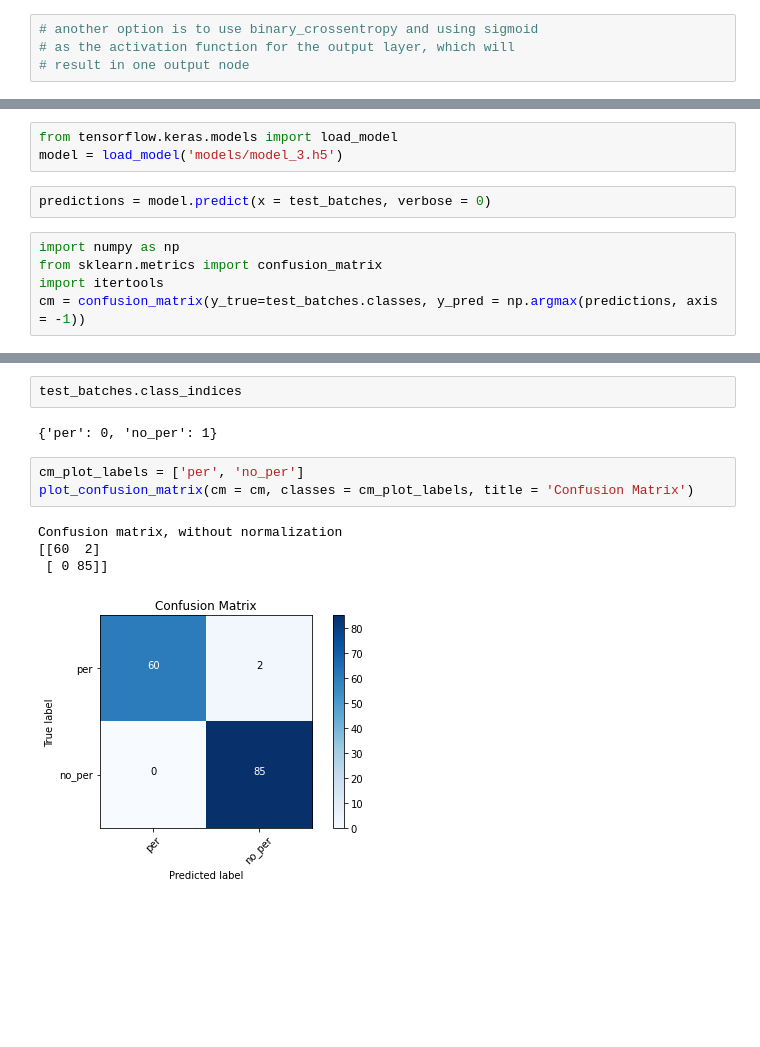
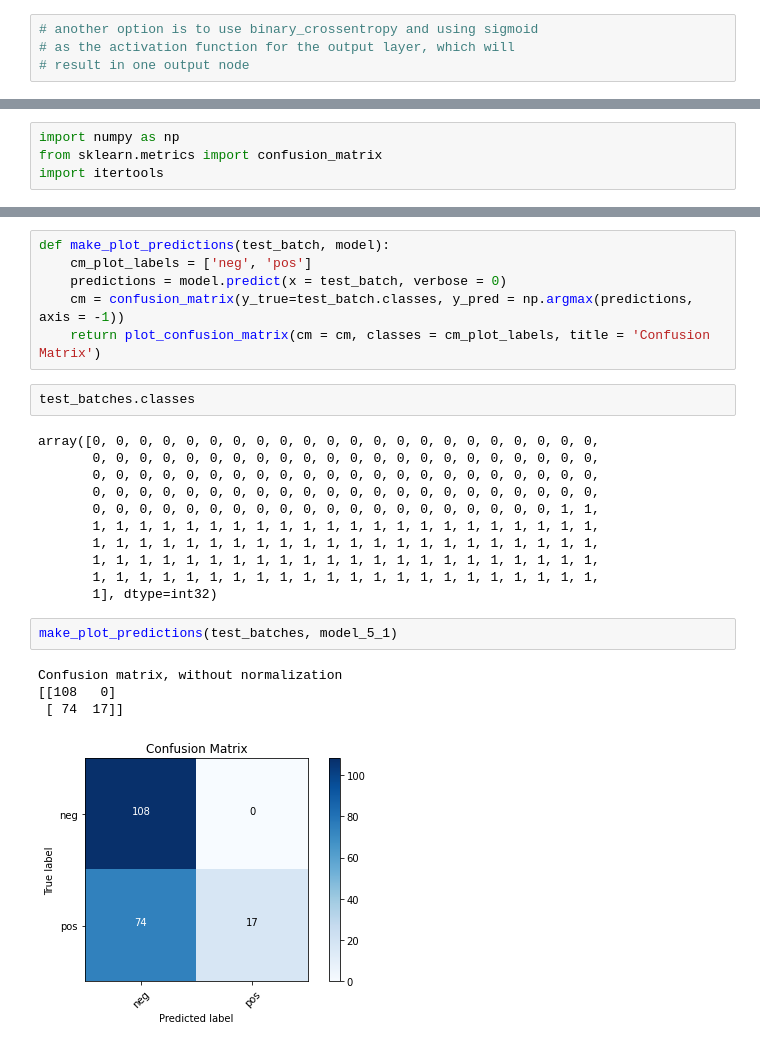
Before and after one commit to emmamcclaire/falcon_alert, a Jupyter notebook: modeling.ipynb, the cells around one changed output, grey strips where cells are left out. Drawn from its saved outputs; the diff is of its cells as text; blank space fills up the shorter version.

Commit message:
transfer learning notebook, new model implemented in birdwatching script

```diff
--- a/modeling.ipynb
+++ b/modeling.ipynb
@@ -68,10 +132,4 @@ test_imgs, test_labels = next(test_batches)
-# %%
-from tensorflow.keras.models import load_model
-model = load_model('models/model_3.h5')
-# %%
-predictions = model.predict(x = test_batches, verbose = 0)
 # %%
 import numpy as np
 from sklearn.metrics import confusion_matrix
 import itertools
-cm = confusion_matrix(y_true=test_batches.classes, y_pred = np.argmax(predictions, axis = -1))
@@ -111,12 +136,26 @@ def plot_confusion_matrix(cm, classes,
+# %%
+def make_plot_predictions(test_batch, model):
+    cm_plot_labels = ['neg', 'pos']
+    predictions = model.predict(x = test_batch, verbose = 0)
+    cm = confusion_matrix(y_true=test_batch.classes, y_pred = np.argmax(predictions, axis = -1))
+    return plot_confusion_matrix(cm = cm, classes = cm_plot_labels, title = 'Confusion Matrix')
 # %%
-test_batches.class_indices
+test_batches.classes
 # %% [output]
-{'per': 0, 'no_per': 1}
+array([0, 0, 0, 0, 0, 0, 0, 0, 0, 0, 0, 0, 0, 0, 0, 0, 0, 0, 0, 0, 0, 0,
+       0, 0, 0, 0, 0, 0, 0, 0, 0, 0, 0, 0, 0, 0, 0, 0, 0, 0, 0, 0, 0, 0,
+       0, 0, 0, 0, 0, 0, 0, 0, 0, 0, 0, 0, 0, 0, 0, 0, 0, 0, 0, 0, 0, 0,
+       0, 0, 0, 0, 0, 0, 0, 0, 0, 0, 0, 0, 0, 0, 0, 0, 0, 0, 0, 0, 0, 0,
+       0, 0, 0, 0, 0, 0, 0, 0, 0, 0, 0, 0, 0, 0, 0, 0, 0, 0, 0, 0, 1, 1,
+       1, 1, 1, 1, 1, 1, 1, 1, 1, 1, 1, 1, 1, 1, 1, 1, 1, 1, 1, 1, 1, 1,
+       1, 1, 1, 1, 1, 1, 1, 1, 1, 1, 1, 1, 1, 1, 1, 1, 1, 1, 1, 1, 1, 1,
+       1, 1, 1, 1, 1, 1, 1, 1, 1, 1, 1, 1, 1, 1, 1, 1, 1, 1, 1, 1, 1, 1,
+       1, 1, 1, 1, 1, 1, 1, 1, 1, 1, 1, 1, 1, 1, 1, 1, 1, 1, 1, 1, 1, 1,
+       1], dtype=int32)
-# %%
-cm_plot_labels = ['per', 'no_per']
-plot_confusion_matrix(cm = cm, classes = cm_plot_labels, title = 'Confusion Matrix')
-# %% [output]
-Confusion matrix, without normalization
-[[60  2]
- [ 0 85]]
-[figure, removed]
+# %%
+make_plot_predictions(test_batches, model_5_1)
+# %% [output]
+Confusion matrix, without normalization
+[[108   0]
+ [ 74  17]]
+[figure, added]
```
Also changed, not shown: parts of 26 cells of this notebook, 11 other files.
